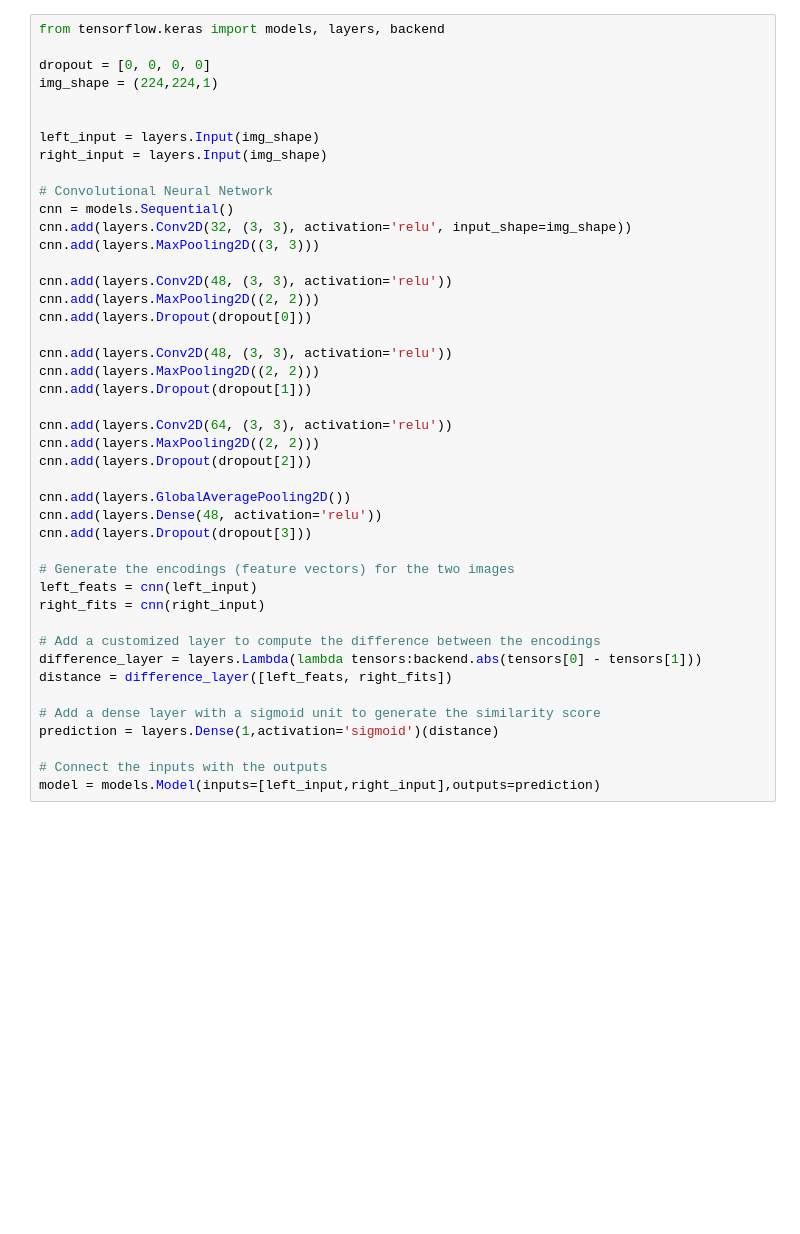
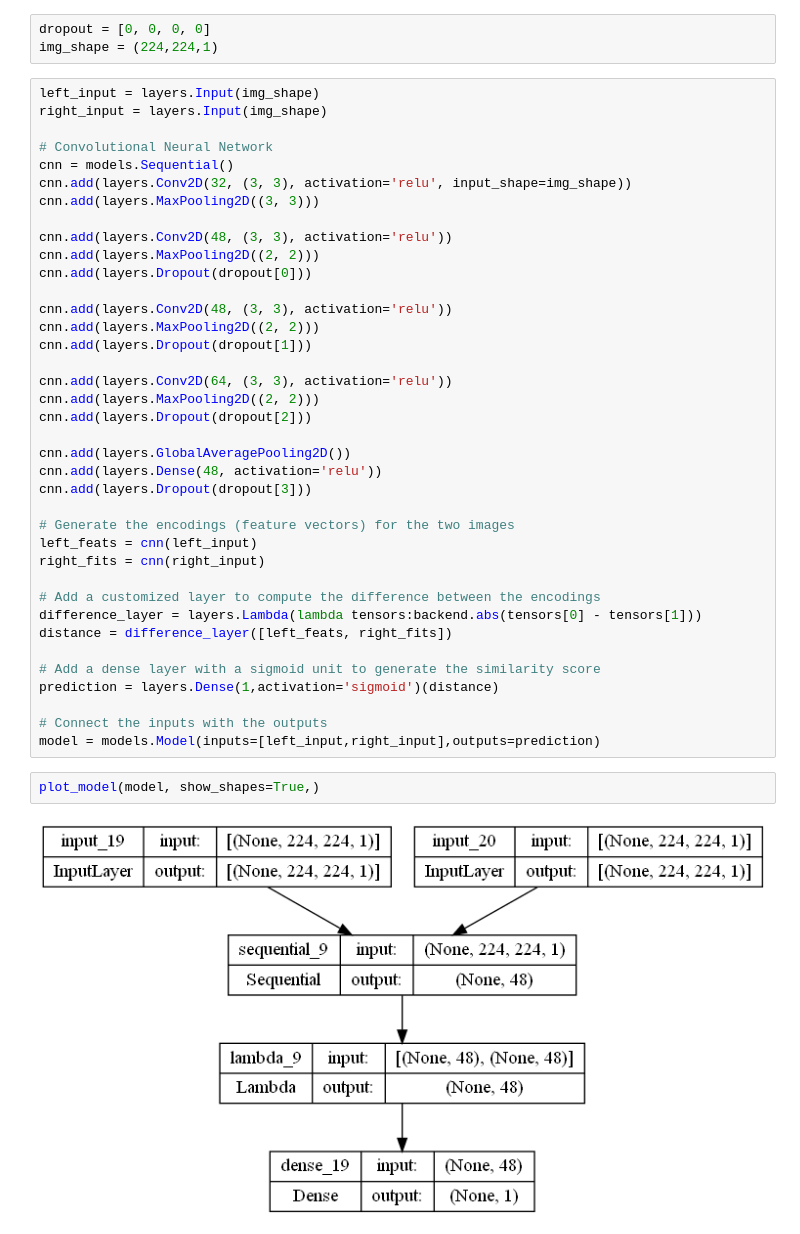
Before and after one commit to Nicolas-BZRD/Multi-Video-Temporal-Synchronization, a Jupyter notebook: notebooks/model.ipynb, the cells around one changed output. Cells and saved outputs as stored; diff of their text form; blank space fills up the shorter version.

Commit message:
Model v2

```diff
--- a/notebooks/model.ipynb
+++ b/notebooks/model.ipynb
@@ -1,10 +5,7 @@
+# %%
+dropout = [0, 0, 0, 0]
+img_shape = (224,224,1)
 # %%
-from tensorflow.keras import models, layers, backend
-
-dropout = [0, 0, 0, 0]
-img_shape = (224,224,1)
-
-
 left_input = layers.Input(img_shape)
 right_input = layers.Input(img_shape)
 
@@ -42,6 +43,10 @@ prediction = layers.Dense(1,activation='sigmoid')(distance)
 
 # Connect the inputs with the outputs
 model = models.Model(inputs=[left_input,right_input],outputs=prediction)
+# %%
+plot_model(model, show_shapes=True,)
+# %% [output]
+[figure, added]
 # %%
 cnn.summary()
 # %% [output]
```
Also changed, not shown: parts of 8 cells of this notebook, 37 other files.
